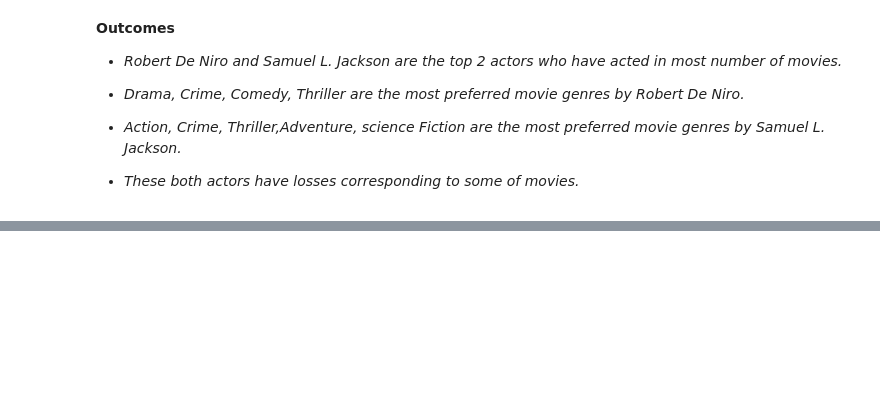
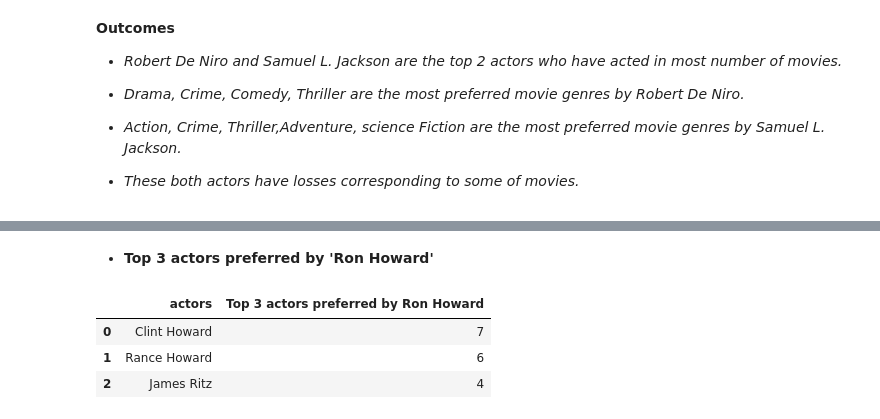
Before and after one commit to kiranmahara9600/IMDB-Data-Analysis, a Jupyter notebook: IMDB_EDA.ipynb, the cells around one changed output, grey strips where cells are left out. Drawn from its saved outputs; the diff is of its cells as text; code cells hidden in the pictures; blank space fills up the shorter version.

```diff
--- a/IMDB_EDA.ipynb
+++ b/IMDB_EDA.ipynb
@@ -279,0 +354,11 @@ actors_movieprofit_df
+# %% [markdown]
+* **Top 3 actors preferred by 'Ron Howard'**
+# %%
+#-----------------------------------Block-10b--------------------------------------
+
+Ron_actors_df[0:3]   #top 3 actors preferred by 'Ron Howard'
+# %% [output]
+|  | actors | Top 3 actors preferred by Ron Howard |
+| 0 | Clint Howard | 7 |
+| 1 | Rance Howard | 6 |
+| 2 | James Ritz | 4 |
```
Also changed, not shown: parts of 11 cells of this notebook.
